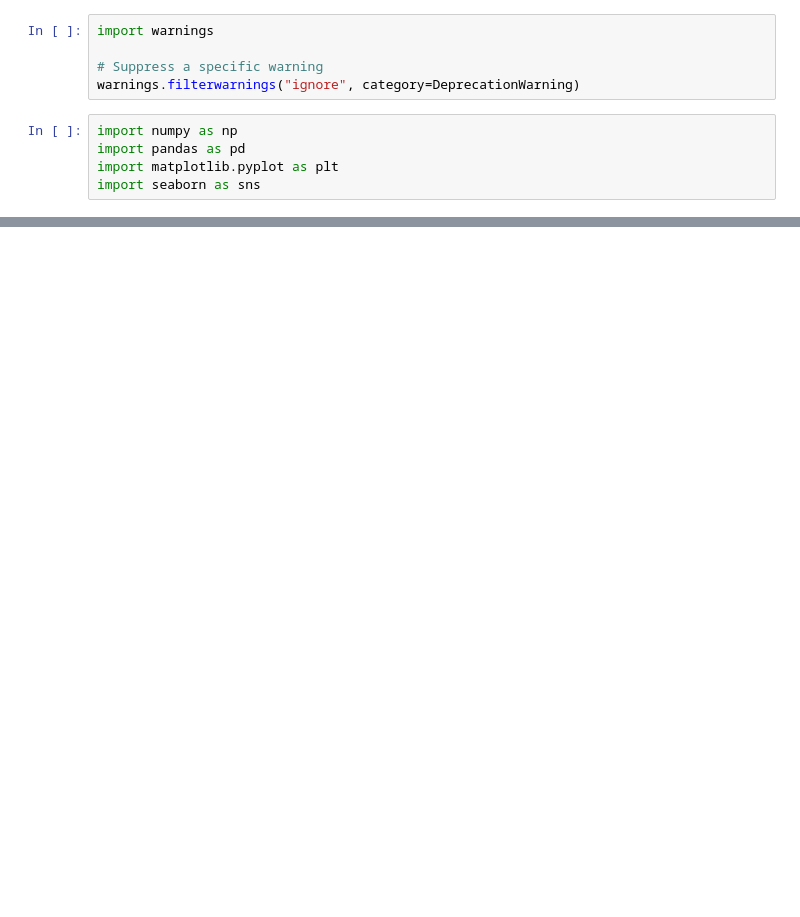
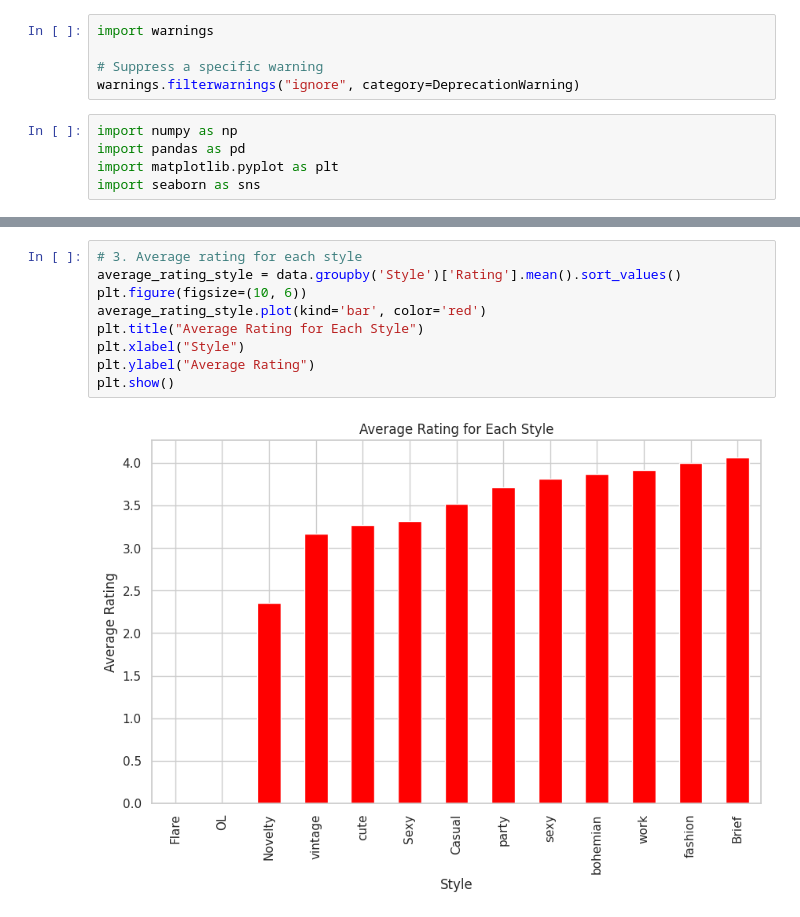
Before and after one commit to InsightByHarshit/TrendsettersAnalytics, a Jupyter notebook: Dress.ipynb, the cells around one changed output, grey strips where cells are left out. Drawn from its saved outputs; the diff is of its cells as text; blank space fills up the shorter version.

```diff
--- a/Dress.ipynb
+++ b/Dress.ipynb
@@ -502,0 +232,11 @@ Number of unique dress IDs: 479
+# %%
+# 3. Average rating for each style
+average_rating_style = data.groupby('Style')['Rating'].mean().sort_values()
+plt.figure(figsize=(10, 6))
+average_rating_style.plot(kind='bar', color='red')
+plt.title("Average Rating for Each Style")
+plt.xlabel("Style")
+plt.ylabel("Average Rating")
+plt.show()
+# %% [output]
+[figure, added]
```
Also changed, not shown: parts of 58 cells of this notebook.
